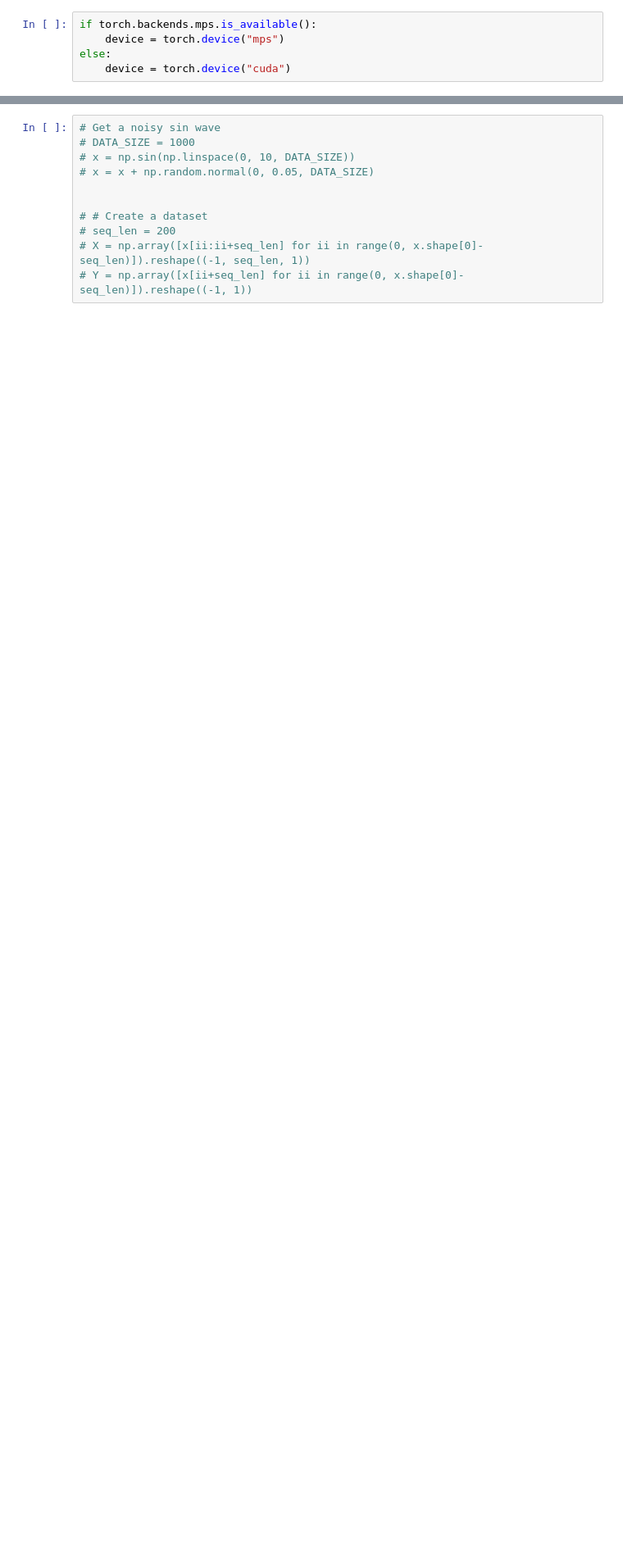
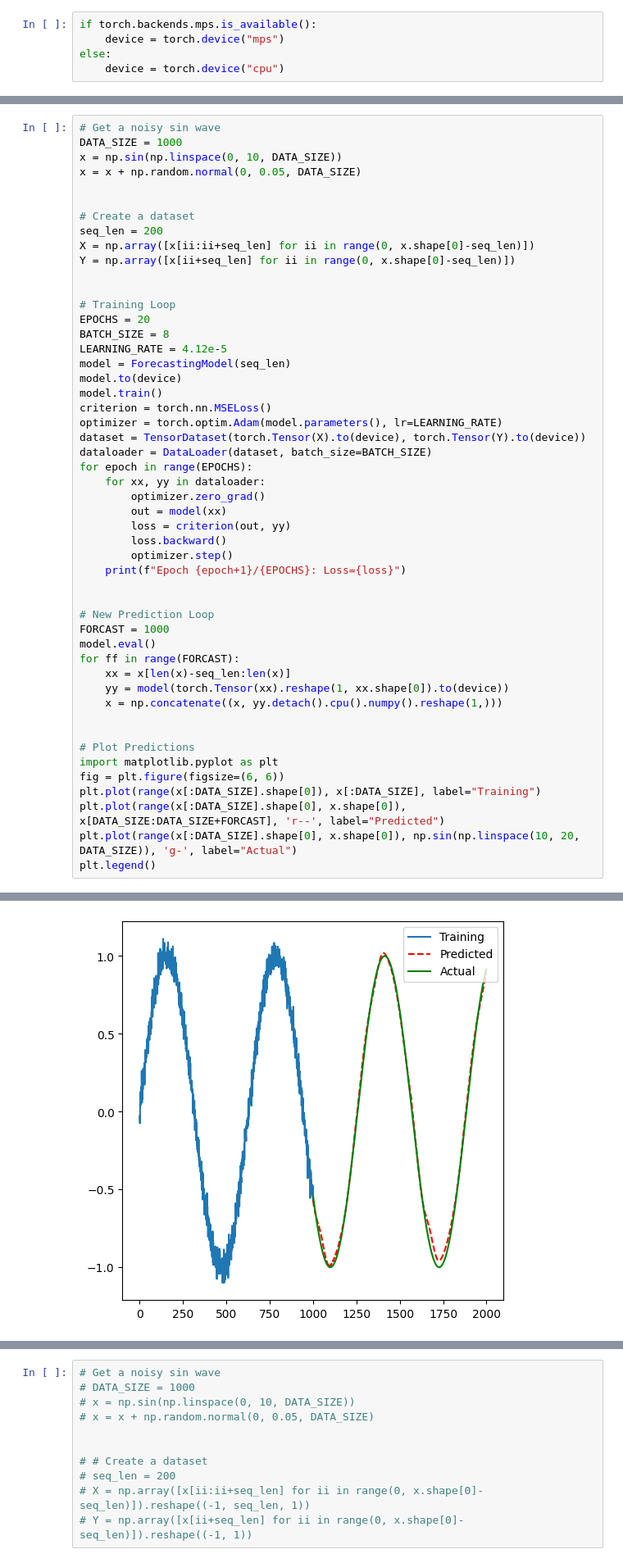
Before and after one commit to Action-in-Quantum-Time/transformers, a Jupyter notebook: classical/ForecastingSineFn.ipynb, the cells around one changed output, grey strips where cells are left out. Shown at 82% size. Drawn from its saved outputs; the diff is of its cells as text; blank space fills up the shorter version.

Commit message:
Resolve import failure

```diff
--- a/classical/ForecastingSineFn.ipynb
+++ b/classical/ForecastingSineFn.ipynb
@@ -13,7 +13,7 @@ from torch.utils.data import TensorDataset, DataLoader
 if torch.backends.mps.is_available():
     device = torch.device("mps")
 else:
-    device = torch.device("cuda")
+    device = torch.device("cpu")
 # %%
 # Get a noisy sin wave
 DATA_SIZE = 1000
@@ -86,0 +87,51 @@ train_loader = DataLoader(train_dataset, batch_size=32, shuffle=True)
+# %%
+# Get a noisy sin wave
+DATA_SIZE = 1000
+x = np.sin(np.linspace(0, 10, DATA_SIZE))
+x = x + np.random.normal(0, 0.05, DATA_SIZE)
+
+
+# Create a dataset
+seq_len = 200
+X = np.array([x[ii:ii+seq_len] for ii in range(0, x.shape[0]-seq_len)])
+Y = np.array([x[ii+seq_len] for ii in range(0, x.shape[0]-seq_len)])
+
+
+# Training Loop
+EPOCHS = 20
+BATCH_SIZE = 8
+LEARNING_RATE = 4.12e-5
+model = ForecastingModel(seq_len)
+model.to(device)
+model.train()
+criterion = torch.nn.MSELoss()
+optimizer = torch.optim.Adam(model.parameters(), lr=LEARNING_RATE)
+dataset = TensorDataset(torch.Tensor(X).to(device), torch.Tensor(Y).to(device))
+dataloader = DataLoader(dataset, batch_size=BATCH_SIZE)
+for epoch in range(EPOCHS):
+    for xx, yy in dataloader:
+        optimizer.zero_grad()
+        out = model(xx)
+        loss = criterion(out, yy)
+        loss.backward()
+        optimizer.step()
+    print(f"Epoch {epoch+1}/{EPOCHS}: Loss={loss}")
+
+
+# New Prediction Loop
+FORCAST = 1000
+model.eval()
+for ff in range(FORCAST):
+    xx = x[len(x)-seq_len:len(x)]
+    yy = model(torch.Tensor(xx).reshape(1, xx.shape[0]).to(device))
+    x = np.concatenate((x, yy.detach().cpu().numpy().reshape(1,)))
+
+
+# Plot Predictions
+import matplotlib.pyplot as plt
+fig = plt.figure(figsize=(6, 6))
+plt.plot(range(x[:DATA_SIZE].shape[0]), x[:DATA_SIZE], label="Training")
+plt.plot(range(x[:DATA_SIZE].shape[0], x.shape[0]), x[DATA_SIZE:DATA_SIZE+FORCAST], 'r--', label="Predicted")
+plt.plot(range(x[:DATA_SIZE].shape[0], x.shape[0]), np.sin(np.linspace(10, 20, DATA_SIZE)), 'g-', label="Actual")
+plt.legend()
+# %% [output]
@@ -87,3 +159,4 @@ train_loader = DataLoader(train_dataset, batch_size=32, shuffle=True)
+[figure, added]
 # %%
 # # A forcasting model
 # class ForecastingModel(torch.nn.Module):
```
Also changed, not shown: parts of 7 cells of this notebook, 15 other files.
